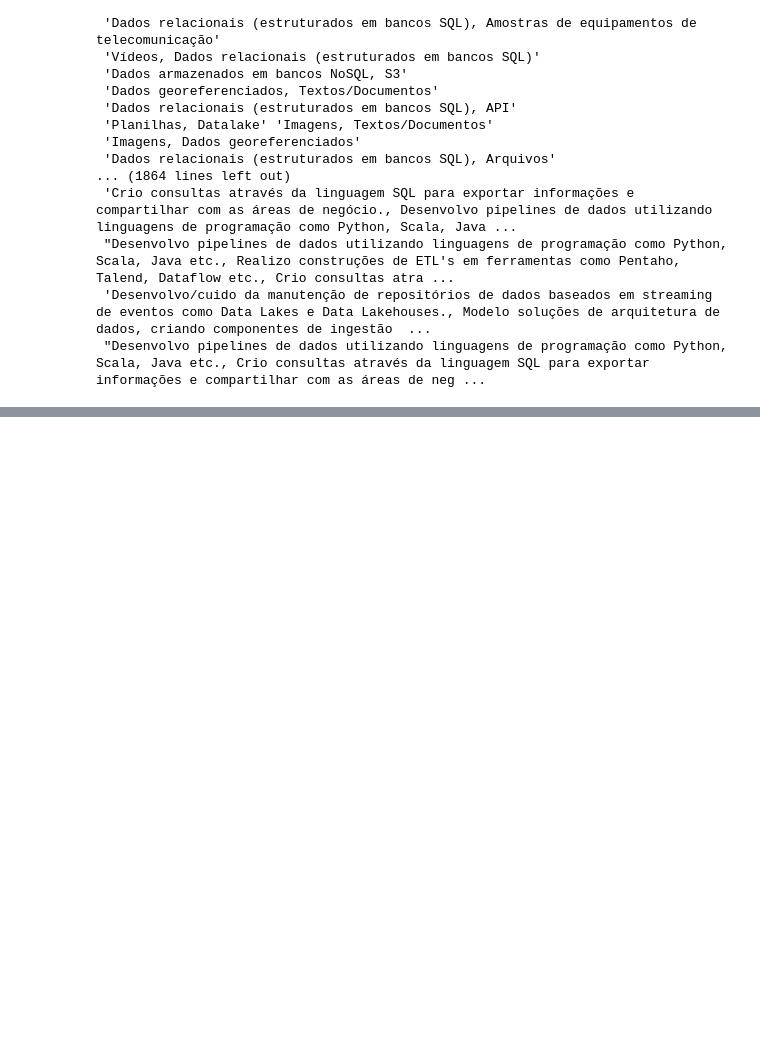
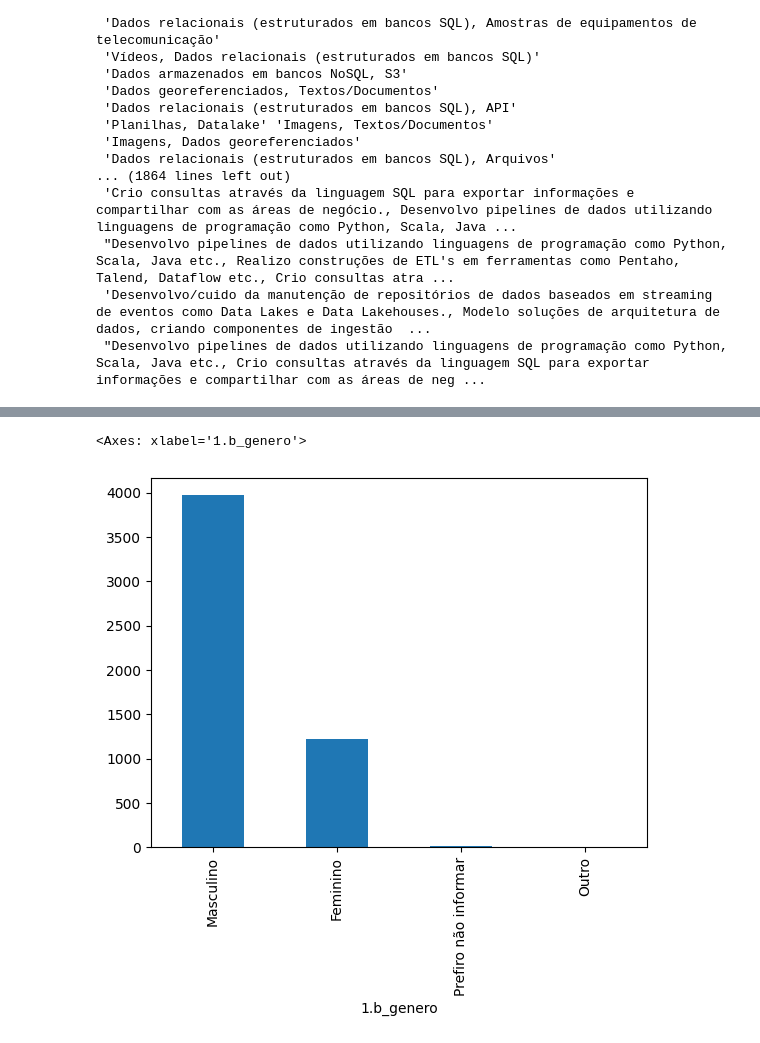
Before and after one commit to Apenas1Silva/SOData_2025, a Jupyter notebook: SOData24_25.ipynb, the cells around one changed output, grey strips where cells are left out. Drawn from its saved outputs; the diff is of its cells as text; code cells hidden in the pictures; blank space fills up the shorter version.

```diff
--- a/SOData24_25.ipynb
+++ b/SOData24_25.ipynb
@@ -138,0 +267,5 @@ A saída de streaming foi truncada nas últimas 5000 linhas.
+# %%
+df['1.b_genero'].value_counts().plot(kind='bar')
+# %% [output]
+<Axes: xlabel='1.b_genero'>
+[figure, added]
```
Also changed, not shown: parts of 14 cells of this notebook.
